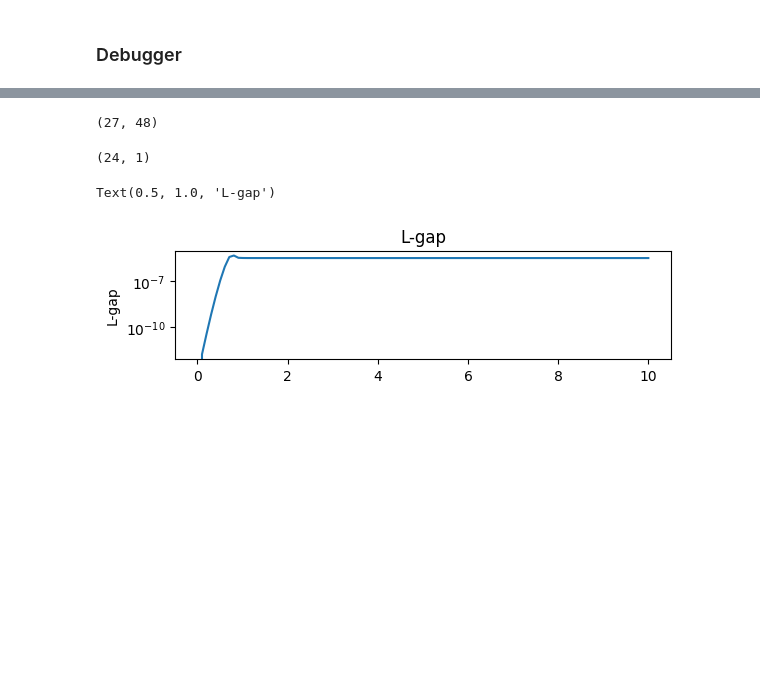
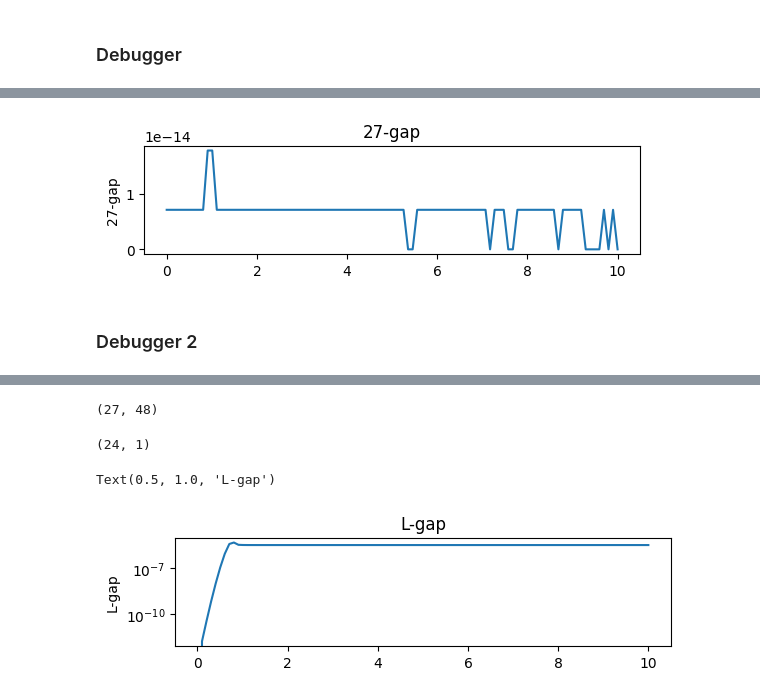
Before and after one commit to pSujet/DeepC, a Jupyter notebook: main_deepc.ipynb, the cells around one changed output, grey strips where cells are left out. Drawn from its saved outputs; the diff is of its cells as text; code cells hidden in the pictures; blank space fills up the shorter version.

```diff
--- a/main_deepc.ipynb
+++ b/main_deepc.ipynb
@@ -243,0 +250,14 @@ We are good to go!!
+# %%
+sst_plot = plt.figure(3)
+time = np.linspace(0,t_sim,n_sim);
+plt.subplot(311)
+plt.plot(time,subspaceLog[0,:])
+plt.ylabel('27-gap')
+plt.title('27-gap')
+
+
+plt.show()
+# %% [output]
+[figure, added]
+# %% [markdown]
+### Debugger 2
```
Also changed, not shown: parts of 12 cells of this notebook, 3 other files.
